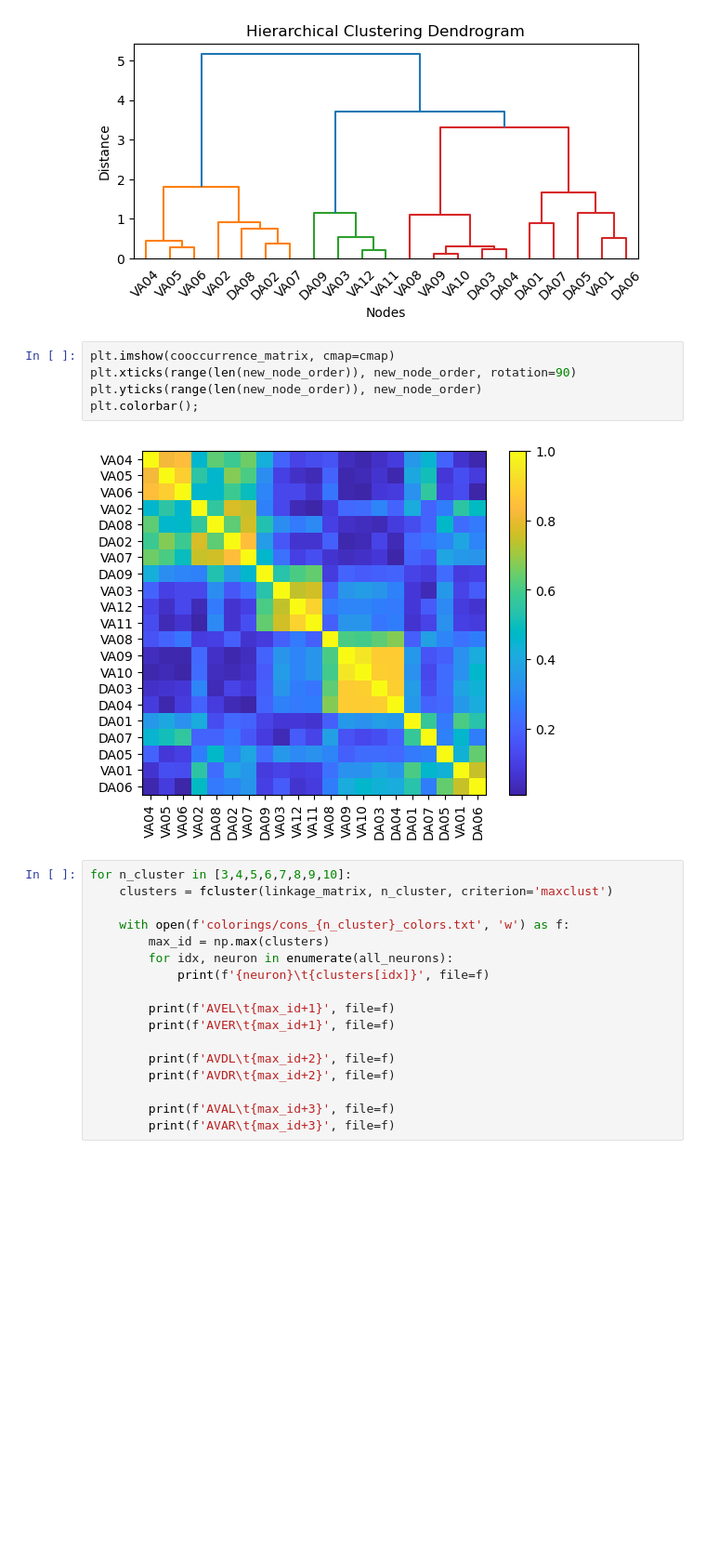
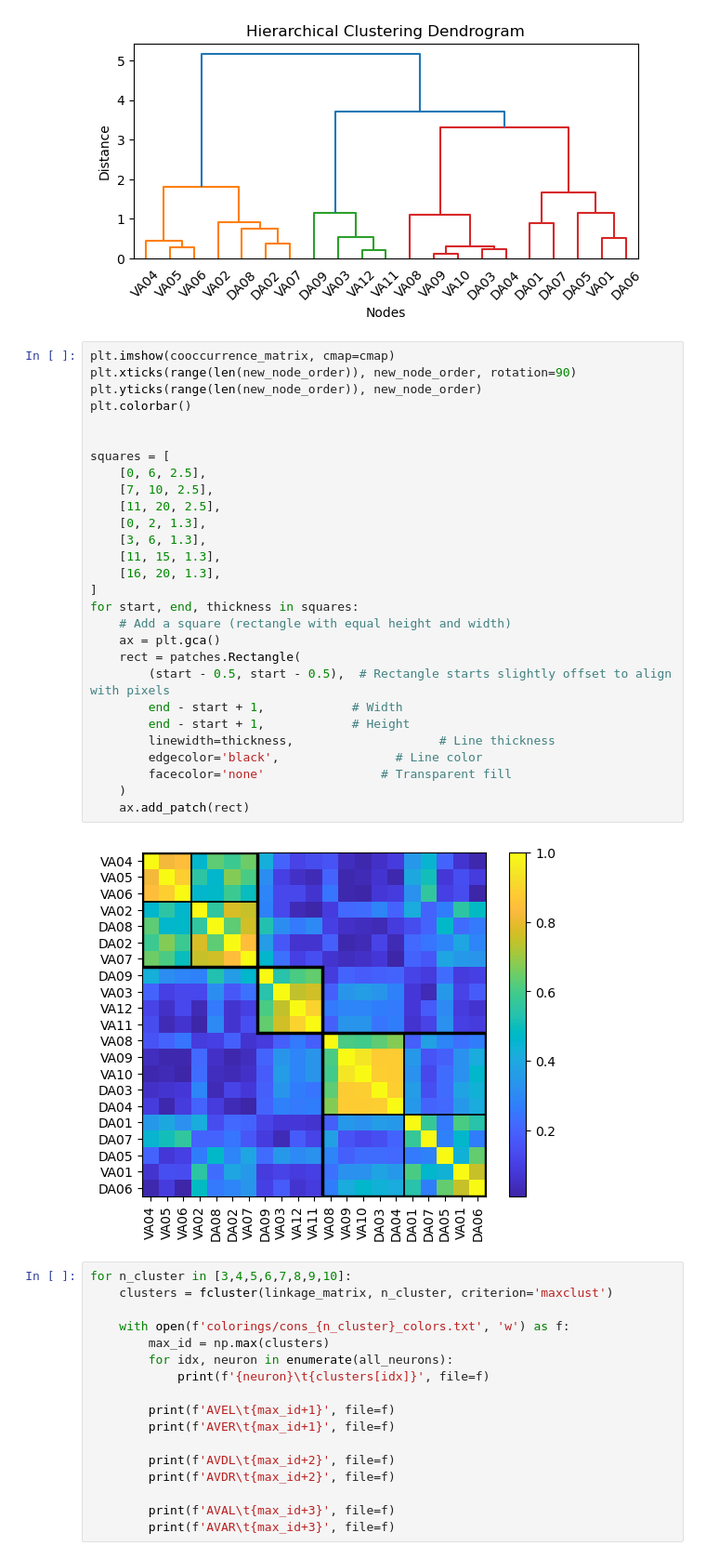
Before and after one commit to ialireza13/c_elegans_neural_network, a Jupyter notebook: handson.ipynb, the cells around one changed output. Shown at 93% size. Cells and saved outputs as stored; diff of their text form; blank space fills up the shorter version.

```diff
--- a/handson.ipynb
+++ b/handson.ipynb
@@ -125,13 +124,36 @@ plt.ylabel("Distance")
 plt.show()
 # %% [output]
 [figure]
-# %%
-plt.imshow(cooccurrence_matrix, cmap=cmap)
-plt.xticks(range(len(new_node_order)), new_node_order, rotation=90)
-plt.yticks(range(len(new_node_order)), new_node_order)
-plt.colorbar();
-# %% [output]
-[figure, removed]
+# %%
+plt.imshow(cooccurrence_matrix, cmap=cmap)
+plt.xticks(range(len(new_node_order)), new_node_order, rotation=90)
+plt.yticks(range(len(new_node_order)), new_node_order)
+plt.colorbar()
+
+
+squares = [
+    [0, 6, 2.5],
+    [7, 10, 2.5],
+    [11, 20, 2.5],
+    [0, 2, 1.3],
+    [3, 6, 1.3],
+    [11, 15, 1.3],
+    [16, 20, 1.3],
+]
+for start, end, thickness in squares:
+    # Add a square (rectangle with equal height and width)
+    ax = plt.gca()
+    rect = patches.Rectangle(
+        (start - 0.5, start - 0.5),  # Rectangle starts slightly offset to align with pixels
+        end - start + 1,            # Width
+        end - start + 1,            # Height
+        linewidth=thickness,                    # Line thickness
+        edgecolor='black',                # Line color
+        facecolor='none'                # Transparent fill
+    )
+    ax.add_patch(rect)
+# %% [output]
+[figure, added]
 # %%
 for n_cluster in [3,4,5,6,7,8,9,10]:
     clusters = fcluster(linkage_matrix, n_cluster, criterion='maxclust')
```
Also changed, not shown: parts of 2 cells of this notebook, 2 other files.
